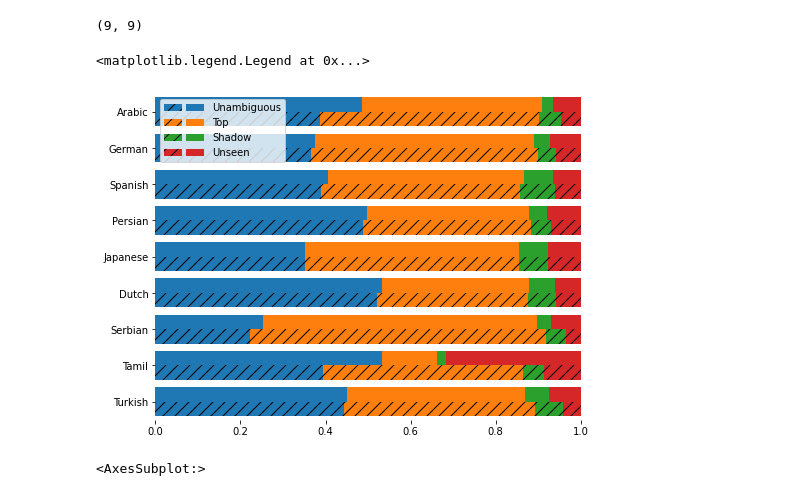
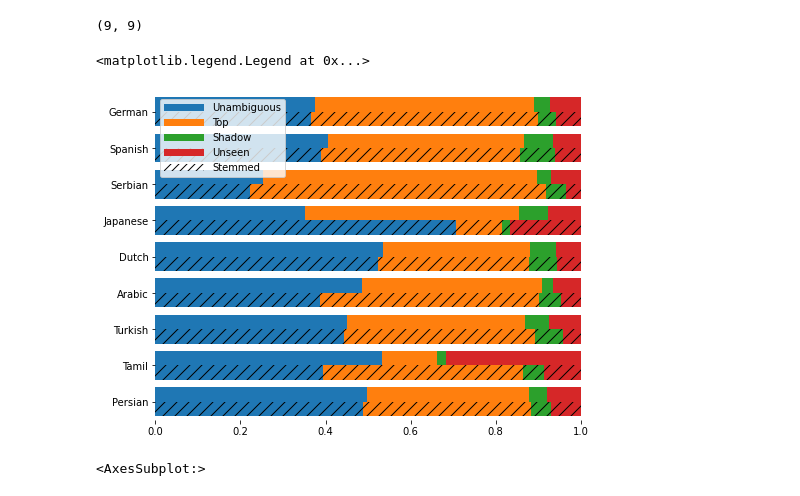
Before and after one commit to bennokr/minimEL, a Jupyter notebook: evaluation/Mewsli-9.ipynb, the cells around one changed output. Saved outputs shown, nothing was run; the diff lists cells and outputs as text; code cells hidden in the pictures.

```diff
--- a/evaluation/Mewsli-9.ipynb
+++ b/evaluation/Mewsli-9.ipynb
@@ -9,20 +9,28 @@ listpage = set(pd.read_csv('../data/wikidata-20211122-list.txt', header=None)[0]
 
 ROOT = pathlib.Path('Mewsli-9+badent')
 
-counts = {}
+badcounts = {}
 for file in tqdm.tqdm(list(ROOT.glob('*.tsv'))):
     lang = file.stem
-    refs = [
-        ref
-        for _, links, text in (l.split('\t') for l in file.open())
-        for surface, ref in json.loads(links).items()
-    ]
+    try:
+        refs = [
+            ref
+            for _, links, text in (l.split('\t') for l in file.open())
+            for surface, ref in json.loads(links).items()
+        ]
+    except Exception as e:
+        for i, (_, links, text) in enumerate(l.split('\t') for l in file.open()):
+            try:
+                json.loads(links)
+            except Exception as e:
+                print(file, i, links)
+        raise e
 
-    counts[lang] = {
+    badcounts[lang] = {
         'disambig': sum(1 for r in refs if r in disambig),
         'listpage': sum(1 for r in refs if r in listpage),
         'total': len(refs),
     }
-pd.DataFrame(counts)
+pd.DataFrame(badcounts)
 # %% [output]
 |  | en | ar | de | es | fa | ja | sr | ta | tr | nl |
@@ -129,7 +144,9 @@ for file in tqdm.tqdm(list(ROOT.glob('*.tsv'))):
 
     stemfile = pathlib.Path(index).parent / f'count.min2.stem-{lang}.json'
     if not stemfile.exists():
-        continue
+        stemfile = pathlib.Path(index).parent / f'count.min2-stem.json'
+        if not stemfile.exists():
+            continue
     counttypes += [(json.load(open(stemfile)), lang, stem_ranks)]
 
     total_counts[lang] = Counter()
@@ -150,35 +167,39 @@ len(ranks), len(stem_ranks)
 # %%
 from matplotlib.legend_handler import HandlerTuple
 
 def cat(x):
     return 'Unseen' if pd.isna(x) else ('Shadow' if x>0 else (' Top' if x==0 else '  Unambiguous'))
 
 fig, ax = plt.subplots(figsize=(8,6))
 pd.DataFrame({
     code_lang.get(l,l).title():r['rank'].apply(cat).value_counts() / len(r)
-    for l,r in sorted(ranks.items())[::-1]
+    for l,r in sorted(ranks.items(), key=lambda x: -len(x[1]))[::-1]
 }).sort_index().T.plot.barh(ax=ax, stacked=True, width=.4, position=0)
 x = pd.DataFrame({
     code_lang.get(l,l).title():r['rank'].apply(cat).value_counts() / len(r)
-    for l,r in sorted(stem_ranks.items())[::-1]
+    for l,r in sorted(stem_ranks.items(), key=lambda x: -len(x[1]))[::-1]
 }).sort_index().T.plot.barh(ax=ax, stacked=True, width=.4, position=1, hatch='//')
 
 ax.spines['top'].set_visible(False)
 ax.spines['right'].set_visible(False)
 ax.spines['bottom'].set_visible(False)
 ax.spines['left'].set_visible(False)
 
 handles, labels = ax.get_legend_handles_labels()
+import matplotlib.patches as mpatches
+hatch = mpatches.Patch( facecolor='None', hatch=r'///', label='Stemmed')
+
 ax.set_ylim([-.5, len(ranks)-.5])
 ax.legend(
-    list(zip(handles[4:], handles[:4])),
-    [l.strip() for l in labels[:4]],
+    handles[:4] + [hatch],
+    [l.strip() for l in labels[:4]] + ['Stemmed'],
     loc='upper left',
     handlelength = 4,
-    handler_map={tuple: HandlerTuple(ndivide=None)})
+    # handler_map={tuple: HandlerTuple(ndivide=None)}
+)
 # %% [output]
 <matplotlib.legend.Legend at 0x...>
-[figure, old version]
+[figure, new version]
 # %%
 pd.Series({code_lang.get(l,l).title():sum(c.values()) for l,c in sorted(total_counts.items())[::-1]}).plot.barh()
 # %% [output]
```
Also changed, not shown: parts of 6 cells of this notebook, 10 other files.
